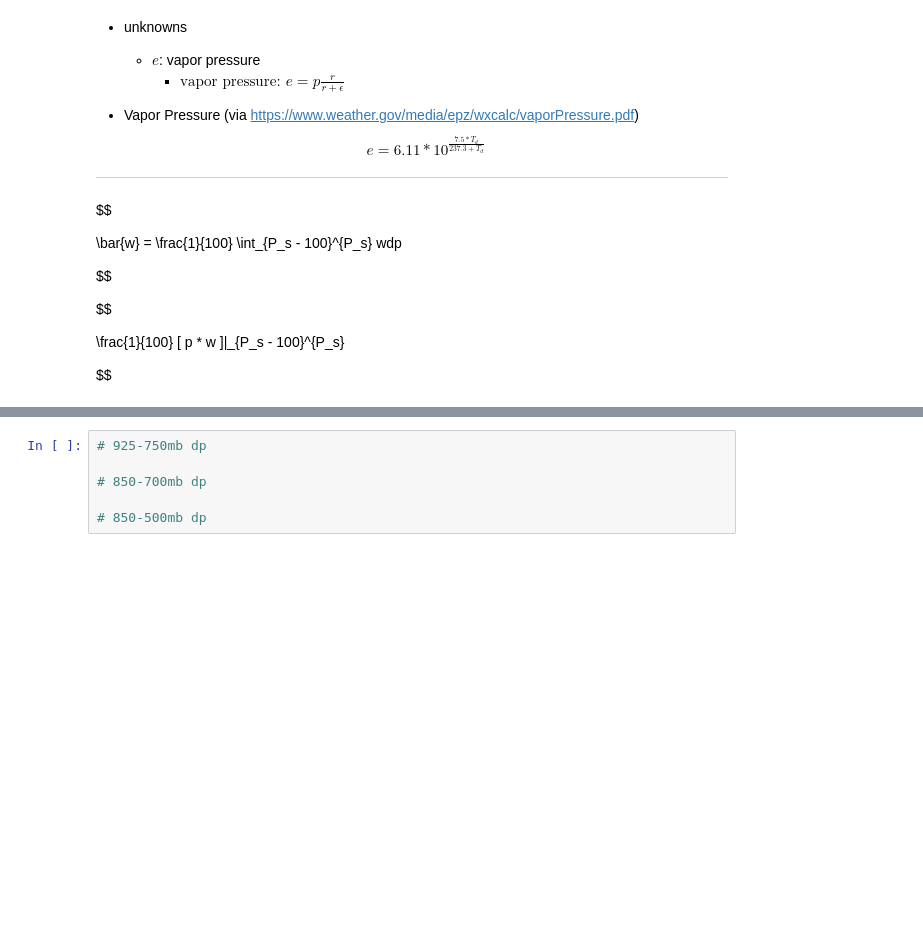
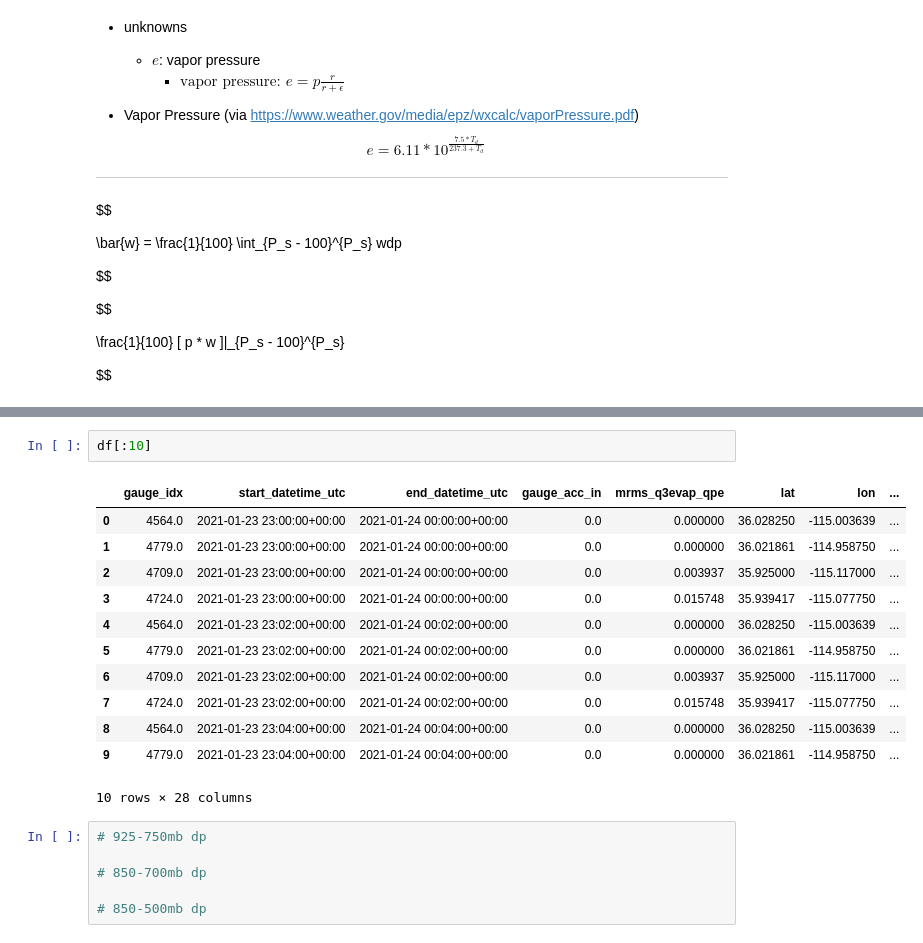
Before and after one commit to leharris3/piml-qpe, a Jupyter notebook: zarr.ipynb, the cells around one changed output, grey strips where cells are left out. Saved outputs shown, nothing was run; the diff lists cells and outputs as text; blank space fills up the shorter version.

```diff
--- a/zarr.ipynb
+++ b/zarr.ipynb
@@ -199,3 +244,18 @@ Name: surface_PRES, Length: 1557506, dtype: float64
+# %%
+df[:10]
+# %% [output]
+|  | gauge_idx | start_datetime_utc | end_datetime_utc | gauge_acc_in | mrms_q3evap_qpe | lat | lon | ... |
+| 0 | 4564.0 | 2021-01-23 23:00:00+00:00 | 2021-01-24 00:00:00+00:00 | 0.0 | 0.000000 | 36.028250 | -115.003639 | ... |
+| 1 | 4779.0 | 2021-01-23 23:00:00+00:00 | 2021-01-24 00:00:00+00:00 | 0.0 | 0.000000 | 36.021861 | -114.958750 | ... |
+| 2 | 4709.0 | 2021-01-23 23:00:00+00:00 | 2021-01-24 00:00:00+00:00 | 0.0 | 0.003937 | 35.925000 | -115.117000 | ... |
+| 3 | 4724.0 | 2021-01-23 23:00:00+00:00 | 2021-01-24 00:00:00+00:00 | 0.0 | 0.015748 | 35.939417 | -115.077750 | ... |
+| 4 | 4564.0 | 2021-01-23 23:02:00+00:00 | 2021-01-24 00:02:00+00:00 | 0.0 | 0.000000 | 36.028250 | -115.003639 | ... |
+| 5 | 4779.0 | 2021-01-23 23:02:00+00:00 | 2021-01-24 00:02:00+00:00 | 0.0 | 0.000000 | 36.021861 | -114.958750 | ... |
+| 6 | 4709.0 | 2021-01-23 23:02:00+00:00 | 2021-01-24 00:02:00+00:00 | 0.0 | 0.003937 | 35.925000 | -115.117000 | ... |
+| 7 | 4724.0 | 2021-01-23 23:02:00+00:00 | 2021-01-24 00:02:00+00:00 | 0.0 | 0.015748 | 35.939417 | -115.077750 | ... |
+| 8 | 4564.0 | 2021-01-23 23:04:00+00:00 | 2021-01-24 00:04:00+00:00 | 0.0 | 0.000000 | 36.028250 | -115.003639 | ... |
+| 9 | 4779.0 | 2021-01-23 23:04:00+00:00 | 2021-01-24 00:04:00+00:00 | 0.0 | 0.000000 | 36.021861 | -114.958750 | ... |
+10 rows × 28 columns
 # %%
 # 925-750mb dp
 
```
Also changed, not shown: parts of 6 cells of this notebook, 1 other file.
